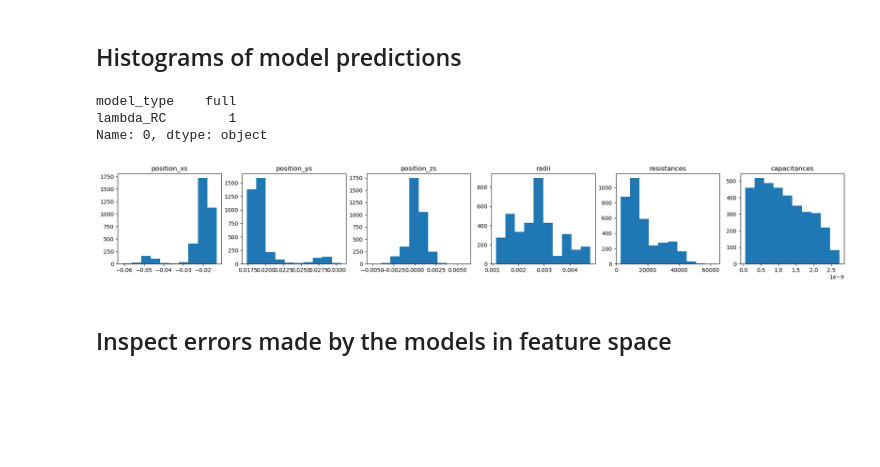
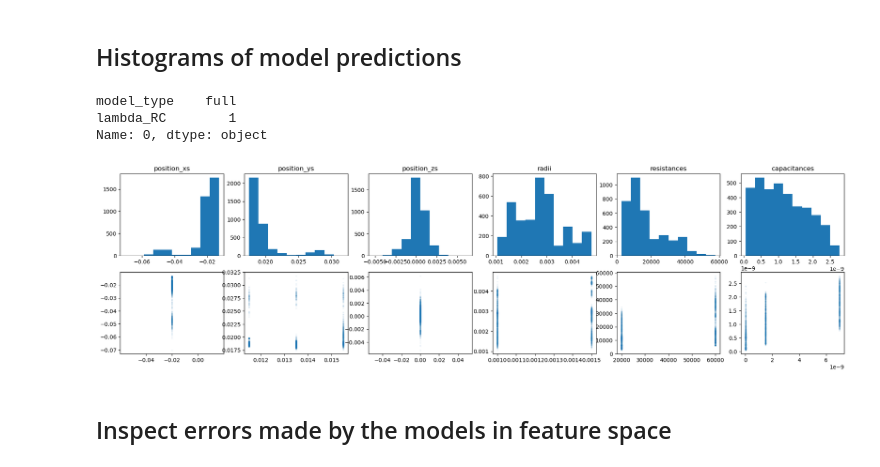
Before and after one commit to DenisTurcu/efish-characterization, a Jupyter notebook: paper-reviews-replies/discrimination-task.ipynb, the cells around one changed output. Saved outputs shown, nothing was run; the diff lists cells and outputs as text; code cells hidden in the pictures; blank space fills up the shorter version.

```diff
--- a/paper-reviews-replies/discrimination-task.ipynb
+++ b/paper-reviews-replies/discrimination-task.ipynb
@@ -104,7 +104,7 @@ for folder in list(np.sort(glob.glob("../figures/stats-panel/feedback-with-estim
     ).reset_index(drop=True)
 # %%
 models = models[models["lambda_RC"] > 0].reset_index(drop=True)
-models = models[models["model_type"]=="full"].reset_index(drop=True)
+# models = models[models["model_type"]=="full"].reset_index(drop=True)
 # %%
 models
 # %% [output]
@@ -273,54 +280,115 @@ plt.show()
 # %%
 model_id = 0
 print(models.iloc[model_id][["model_type", "lambda_RC"]])
-fig, axes = plt.subplots(1,6, figsize=(24, 3))
-axes[0].hist(
+fig, axes = plt.subplots(2, 6, figsize=(24, 6))
+axes[0, 0].hist(
     models.iloc[model_id]["prediction_train"][:, 0] * dset.worms_properties_stats["position_xs"]["std"]
     + dset.worms_properties_stats["position_xs"]["mean"]
 )
-axes[0].set_title("position_xs")
+axes[0, 0].set_title("position_xs")
+axes[1, 0].scatter(
+    train_props[:, 0] * dset.worms_properties_stats["position_xs"]["std"]
+    + dset.worms_properties_stats["position_xs"]["mean"],
+    models.iloc[model_id]["prediction_train"][:, 0] * dset.worms_properties_stats["position_xs"]["std"]
+    + dset.worms_properties_stats["position_xs"]["mean"],
+    s=3,
+    alpha=0.05,
+)
+axes[1, 0].axis("equal")
 
-axes[1].hist(
+axes[0, 1].hist(
     models.iloc[model_id]["prediction_train"][:, 1] * dset.worms_properties_stats["position_ys"]["std"]
     + dset.worms_properties_stats["position_ys"]["mean"]
 )
-axes[1].set_title("position_ys")
+axes[0, 1].set_title("position_ys")
+axes[1, 1].scatter(
+    train_props[:, 1] * dset.worms_properties_stats["position_ys"]["std"]
+    + dset.worms_properties_stats["position_ys"]["mean"],
+    models.iloc[model_id]["prediction_train"][:, 1] * dset.worms_properties_stats["position_ys"]["std"]
+    + dset.worms_properties_stats["position_ys"]["mean"],
+    s=3,
+    alpha=0.05,
+)
 
-axes[2].hist(
+axes[0, 2].hist(
     models.iloc[model_id]["prediction_train"][:, 2] * dset.worms_properties_stats["position_zs"]["std"]
     + dset.worms_properties_stats["position_zs"]["mean"]
 )
-axes[2].set_title("position_zs")
+axes[0, 2].set_title("position_zs")
+axes[1, 2].scatter(
+    train_props[:, 2] * dset.worms_properties_stats["position_zs"]["std"]
+    + dset.worms_properties_stats["position_zs"]["mean"],
+    models.iloc[model_id]["prediction_train"][:, 2] * dset.worms_properties_stats["position_zs"]["std"]
+    + dset.worms_properties_stats["position_zs"]["mean"],
+    s=3,
+    alpha=0.05,
+)
 
-axes[3].hist(
+axes[0, 3].hist(
     models.iloc[model_id]["prediction_train"][:, 3] * dset.worms_properties_stats["radii"]["std"]
     + dset.worms_properties_stats["radii"]["mean"]
 )
-axes[3].set_title("radii")
+axes[0, 3].set_title("radii")
+axes[1, 3].scatter(
+    train_props[:, 3] * dset.worms_properties_stats["radii"]["std"]
+    + dset.worms_properties_stats["radii"]["mean"],
+    models.iloc[model_id]["prediction_train"][:, 3] * dset.worms_properties_stats["radii"]["std"]
+    + dset.worms_properties_stats["radii"]["mean"],
+    s=3,
+    alpha=0.05,
+)
 
-axes[4].hist(
+axes[0, 4].hist(
     np.power(
         10,
         models.iloc[model_id]["prediction_train"][:, 4] * dset.worms_properties_stats["resistances"]["std"]
         + dset.worms_properties_stats["resistances"]["mean"],
     )
 )
-axes[4].set_title("resistances")
+axes[0, 4].set_title("resistances")
+axes[1, 4].scatter(
+    np.power(
+        10,
+        train_props[:, 4] * dset.worms_properties_stats["resistances"]["std"]
+        + dset.worms_properties_stats["resistances"]["mean"],
+    ),
+    np.power(
+        10,
+        models.iloc[model_id]["prediction_train"][:, 4] * dset.worms_properties_stats["resistances"]["std"]
+        + dset.worms_properties_stats["resistances"]["mean"],
+    ),
+    s=3,
+    alpha=0.05,
+)
 
-axes[5].hist(
+axes[0, 5].hist(
     np.power(
         10,
         models.iloc[model_id]["prediction_train"][:, 5] * dset.worms_properties_stats["capacitances"]["std"]
         + dset.worms_properties_stats["capacitances"]["mean"],
     )
 )
-axes[5].set_title("capacitances")
+axes[0, 5].set_title("capacitances")
+axes[1, 5].scatter(
+    np.power(
+        10,
+        train_props[:, 5] * dset.worms_properties_stats["capacitances"]["std"]
+        + dset.worms_properties_stats["capacitances"]["mean"],
+    ),
+    np.power(
+        10,
+        models.iloc[model_id]["prediction_train"][:, 5] * dset.worms_properties_stats["capacitances"]["std"]
+        + dset.worms_properties_stats["capacitances"]["mean"],
+    ),
+    s=3,
+    alpha=0.05,
+)
 plt.show()
 # %% [output]
 model_type    full
 lambda_RC        1
 Name: 0, dtype: object
-[figure, old version]
+[figure, new version]
 # %% [markdown]
 ## Inspect errors made by the models in feature space
 # %% [markdown]
```
Also changed, not shown: parts of 5 cells of this notebook, 1 other file.
